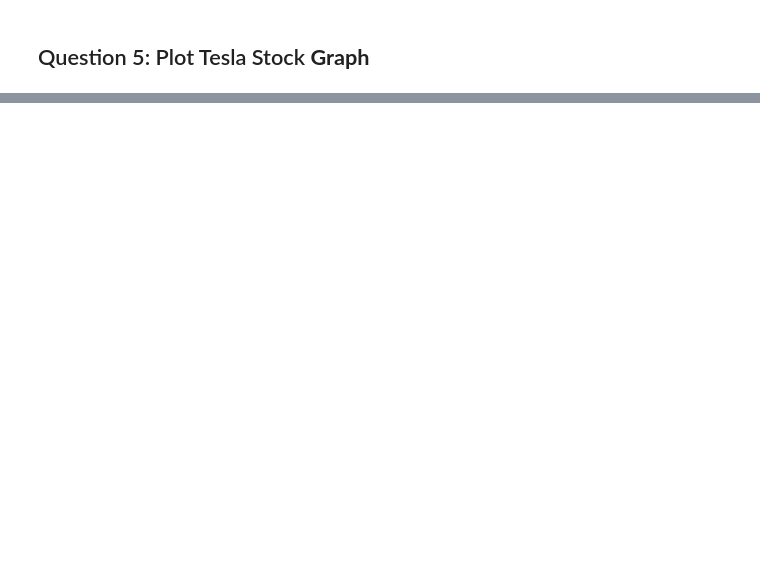
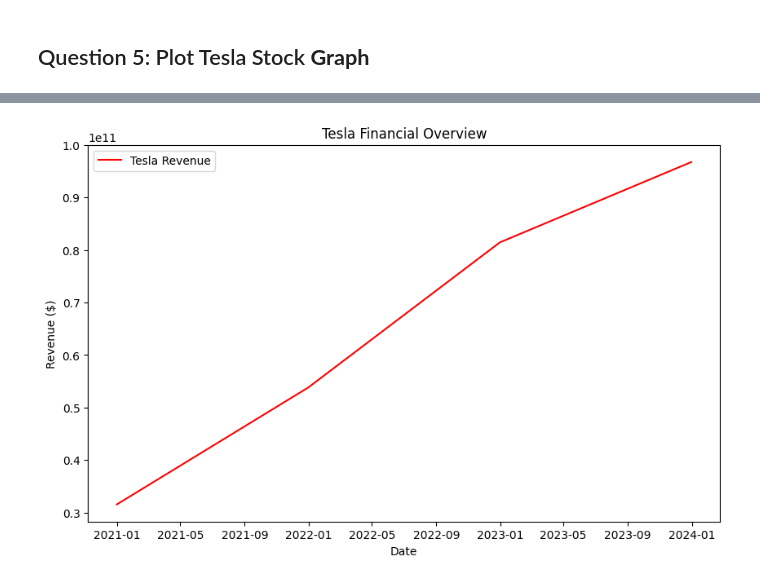
Before and after one commit to ArturoCamacho0/StockDashboard, a Jupyter notebook: Question5.ipynb, the cells around one changed output, grey strips where cells are left out. Saved outputs shown, nothing was run; the diff lists cells and outputs as text; code cells hidden in the pictures; blank space fills up the shorter version.

```diff
--- a/Question5.ipynb
+++ b/Question5.ipynb
@@ -8,5 +8,10 @@ import matplotlib.pyplot as plt
 tesla = yf.Ticker('TSLA')
 # %%
 tesla_info = tesla.history(period='max')
+# %%
+tesla_revenue = tesla.financials.transpose()
+tesla_revenue.reset_index(inplace=True)
+tesla_revenue['Date'] = pd.to_datetime(tesla_revenue['index'])
+tesla_revenue['Total Revenue'] = tesla_revenue['Total Revenue'].astype(float)
 # %%
 tesla_info.reset_index(inplace=True)
@@ -25,0 +36,4 @@ make_graph(tesla_info, 'Tesla', 'Tesla Stock Price')
+# %%
+make_graph(stock_data=None, revenue_data=tesla_revenue, plot_open=False, stock_name='Tesla')
+# %% [output]
+[figure, added]
```
Also changed, not shown: parts of 3 cells of this notebook, 3 other files.
